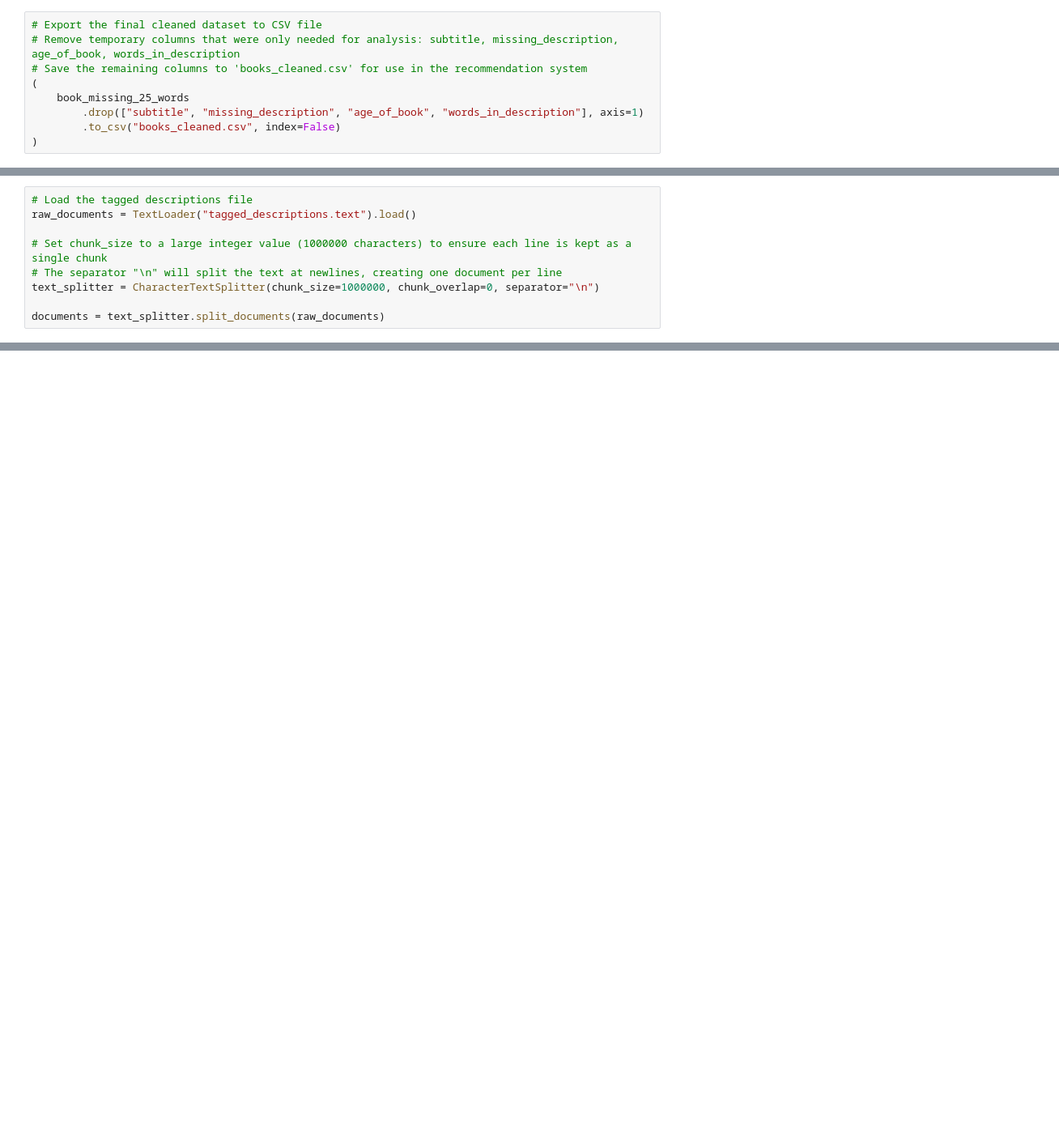
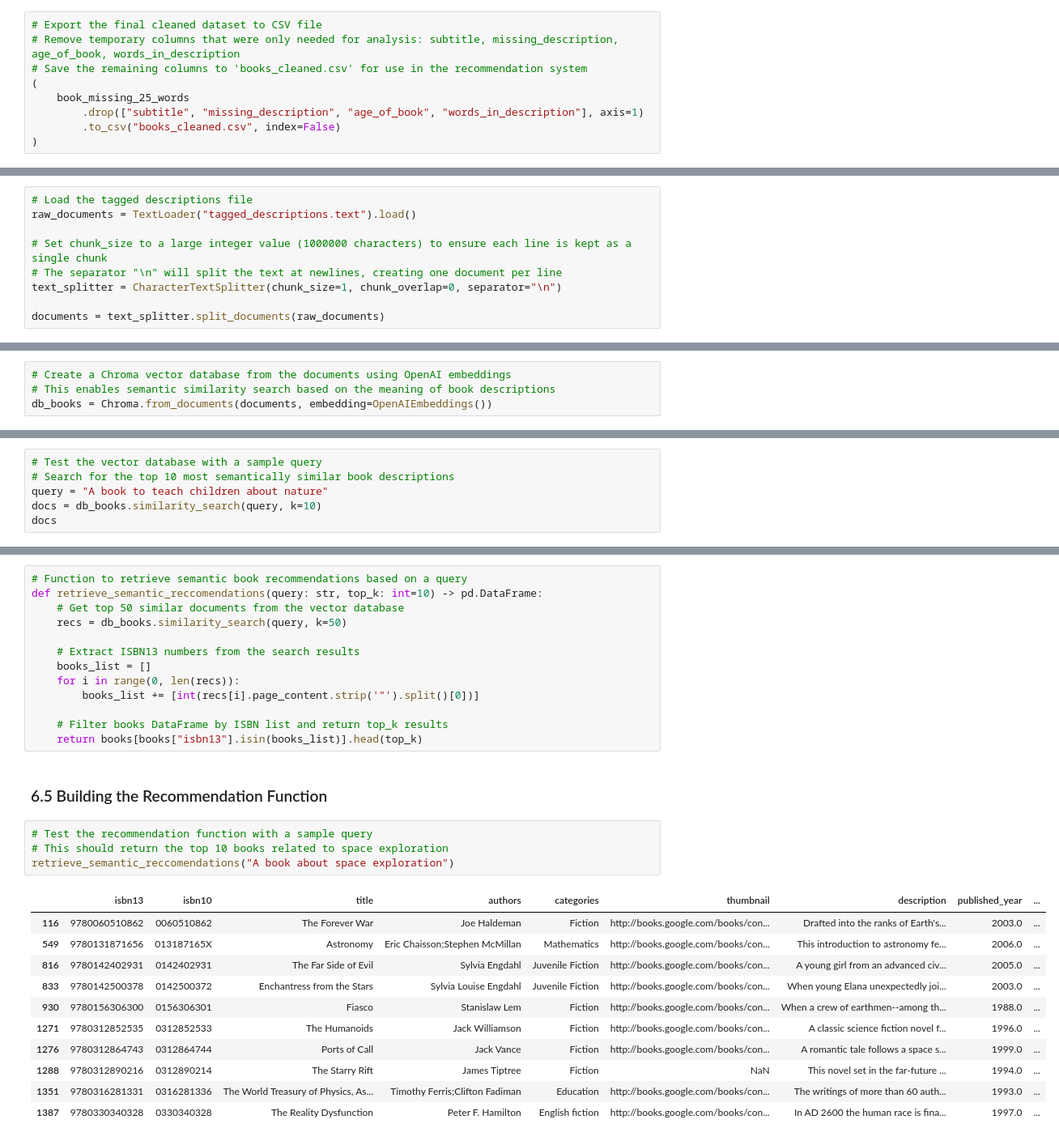
Before and after one commit to Zoro-chi/Book-Recommender, a Jupyter notebook: data-exploration.ipynb, the cells around one changed output, grey strips where cells are left out. Shown at 81% size. Saved outputs shown, nothing was run; the diff lists cells and outputs as text; blank space fills up the shorter version.

```diff
--- a/data-exploration.ipynb
+++ b/data-exploration.ipynb
@@ -347,6 +360,6 @@ raw_documents = TextLoader("tagged_descriptions.text").load()
 
 # Set chunk_size to a large integer value (1000000 characters) to ensure each line is kept as a single chunk
 # The separator "\n" will split the text at newlines, creating one document per line
-text_splitter = CharacterTextSplitter(chunk_size=1000000, chunk_overlap=0, separator="\n")
+text_splitter = CharacterTextSplitter(chunk_size=1, chunk_overlap=0, separator="\n")
 
 documents = text_splitter.split_documents(raw_documents)
@@ -373,0 +410,4 @@ page_content='9780002005883 A NOVEL THAT READERS and critics have been eagerly a
+# %%
+# Create a Chroma vector database from the documents using OpenAI embeddings
+# This enables semantic similarity search based on the meaning of book descriptions
+db_books = Chroma.from_documents(documents, embedding=OpenAIEmbeddings())
@@ -373,0 +416,6 @@ page_content='9780002005883 A NOVEL THAT READERS and critics have been eagerly a
+# %%
+# Test the vector database with a sample query
+# Search for the top 10 most semantically similar book descriptions
+query = "A book to teach children about nature"
+docs = db_books.similarity_search(query, k=10)
+docs
@@ -373,0 +440,31 @@ page_content='9780002005883 A NOVEL THAT READERS and critics have been eagerly a
+# %%
+# Function to retrieve semantic book recommendations based on a query
+def retrieve_semantic_reccomendations(query: str, top_k: int=10) -> pd.DataFrame:
+    # Get top 50 similar documents from the vector database
+    recs = db_books.similarity_search(query, k=50)
+
+    # Extract ISBN13 numbers from the search results
+    books_list = []
+    for i in range(0, len(recs)):
+        books_list += [int(recs[i].page_content.strip('"').split()[0])]
+
+    # Filter books DataFrame by ISBN list and return top_k results
+    return books[books["isbn13"].isin(books_list)].head(top_k)
+# %% [markdown]
+### 6.5 Building the Recommendation Function
+# %%
+# Test the recommendation function with a sample query
+# This should return the top 10 books related to space exploration
+retrieve_semantic_reccomendations("A book about space exploration")
+# %% [output]
+|  | isbn13 | isbn10 | title | authors | categories | thumbnail | description | published_year | ... |
+| 116 | 9780060510862 | 0060510862 | The Forever War | Joe Haldeman | Fiction | http://books.google.com/books/con... | Drafted into the ranks of Earth's... | 2003.0 | ... |
+| 549 | 9780131871656 | 013187165X | Astronomy | Eric Chaisson;Stephen McMillan | Mathematics | http://books.google.com/books/con... | This introduction to astronomy fe... | 2006.0 | ... |
+| 816 | 9780142402931 | 0142402931 | The Far Side of Evil | Sylvia Engdahl | Juvenile Fiction | http://books.google.com/books/con... | A young girl from an advanced civ... | 2005.0 | ... |
+| 833 | 9780142500378 | 0142500372 | Enchantress from the Stars | Sylvia Louise Engdahl | Juvenile Fiction | http://books.google.com/books/con... | When young Elana unexpectedly joi... | 2003.0 | ... |
+| 930 | 9780156306300 | 0156306301 | Fiasco | Stanislaw Lem | Fiction | http://books.google.com/books/con... | When a crew of earthmen--among th... | 1988.0 | ... |
+| 1271 | 9780312852535 | 0312852533 | The Humanoids | Jack Williamson | Fiction | http://books.google.com/books/con... | A classic science fiction novel f... | 1996.0 | ... |
+| 1276 | 9780312864743 | 0312864744 | Ports of Call | Jack Vance | Fiction | http://books.google.com/books/con... | A romantic tale follows a space s... | 1999.0 | ... |
+| 1288 | 9780312890216 | 0312890214 | The Starry Rift | James Tiptree | Fiction | NaN | This novel set in the far-future ... | 1994.0 | ... |
+| 1351 | 9780316281331 | 0316281336 | The World Treasury of Physics, As... | Timothy Ferris;Clifton Fadiman | Education | http://books.google.com/books/con... | The writings of more than 60 auth... | 1993.0 | ... |
+| 1387 | 9780330340328 | 0330340328 | The Reality Dysfunction | Peter F. Hamilton | English fiction | http://books.google.com/books/con... | In AD 2600 the human race is fina... | 1997.0 | ... |
```
Also changed, not shown: parts of 68 cells of this notebook, 3 other files.
